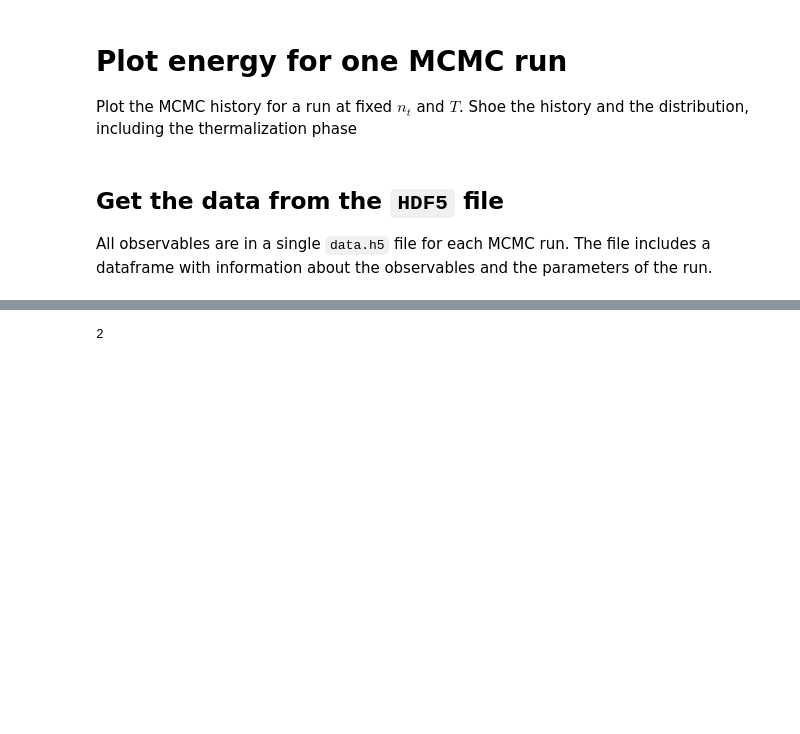
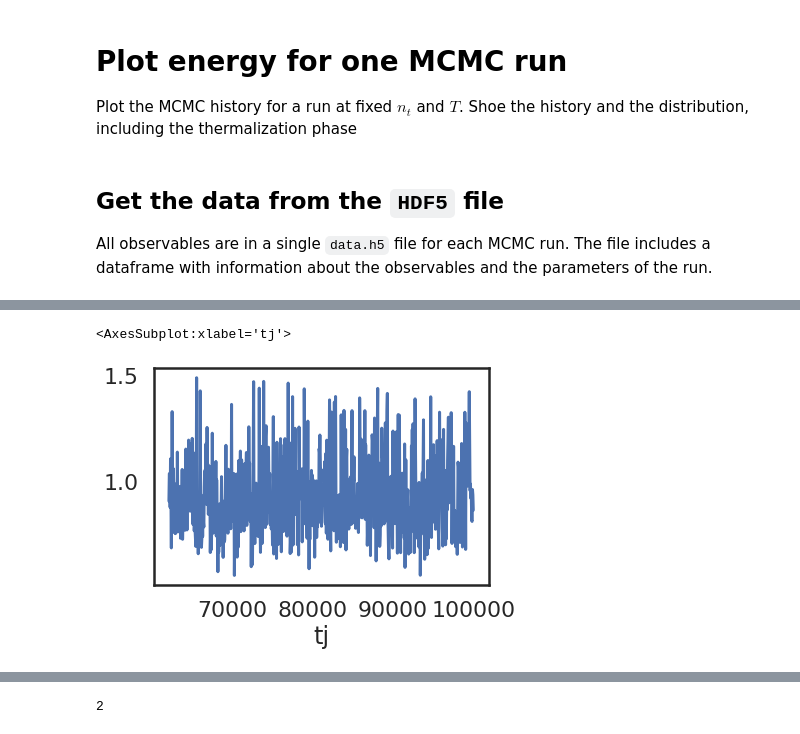
Before and after one commit to erinaldi/bmn2-lattice, a Jupyter notebook: notebooks/02_figures.ipynb, the cells around one changed output, grey strips where cells are left out. Cells and saved outputs as stored; diff of their text form; code cells hidden in the pictures; blank space fills up the shorter version.

```diff
--- a/notebooks/02_figures.ipynb
+++ b/notebooks/02_figures.ipynb
@@ -40,3 +55,8 @@ data.mdtu.plot.hist()
+# %%
+data.query("freq == @freq").e.plot()
+# %% [output]
+<AxesSubplot:xlabel='tj'>
+[figure, added]
 # %%
 # do we have multiple trajectory lengths
 data.tau.nunique()
```
Also changed, not shown: parts of 10 cells of this notebook, 2 other files.
